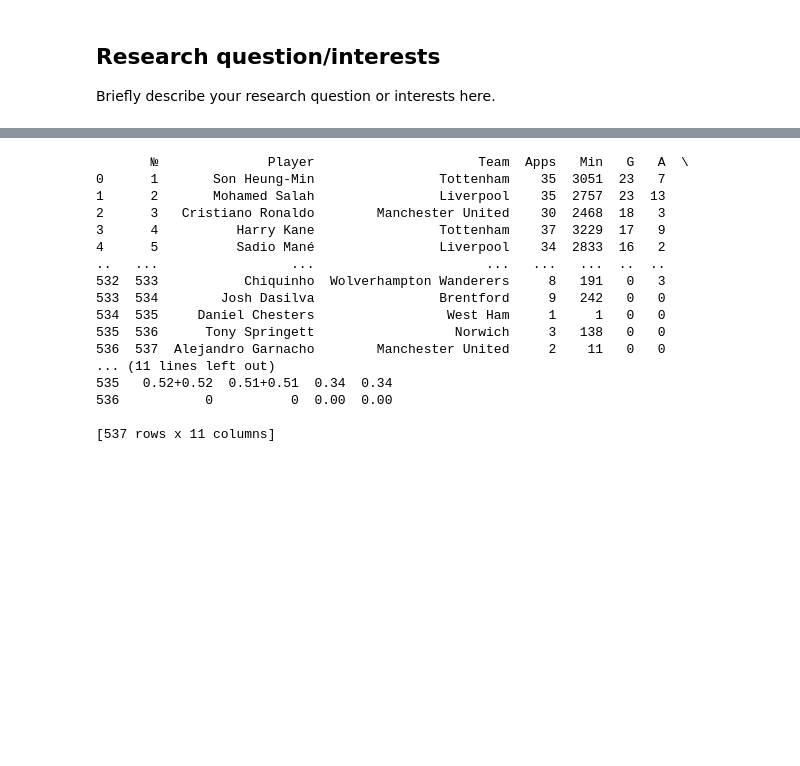
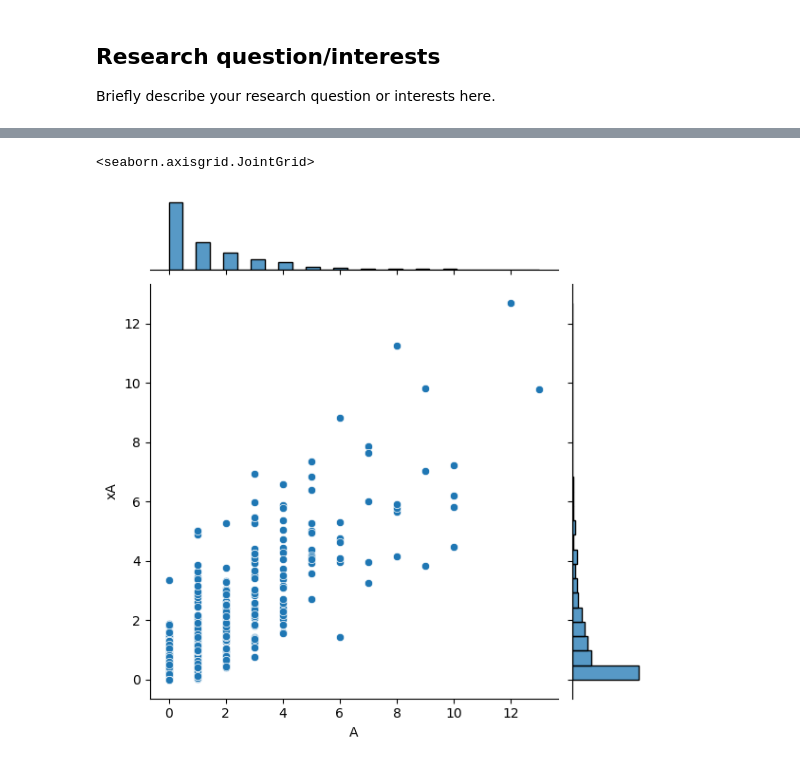
Before and after one commit to ubco-W2022T2-data301/group26, a Jupyter notebook: analysis/analysisImtiaz.ipynb, the cells around one changed output, grey strips where cells are left out. Saved outputs shown, nothing was run; the diff lists cells and outputs as text; code cells hidden in the pictures; blank space fills up the shorter version.

```diff
--- a/analysis/analysisImtiaz.ipynb
+++ b/analysis/analysisImtiaz.ipynb
@@ -13,5 +13,10 @@ Our goal is to find the correlation between G and xG, A and xA, and how xA90 con
 Each of us will be working with different sets of the data present, where my accountability would be for the relation between A and xA, how both of these sets of data correlate to each other.
 # %%
 import pandas as pd
-import csv
-df = pd.read_csv(r'C:\DATA301\group26\data\raw\Premier_League_players.csv')
+import seaborn as sns
+import matplotlib
+import matplotlib.pyplot as plt
+import numpy as np
+import math
+df = pd.read_csv('../data/processed/Premier_League_players.xlsx.csv')
+df.head()
@@ -18,20 +30,5 @@ df = pd.read_csv(r'C:\DATA301\group26\data\raw\Premier_League_players.csv')
-# %%
-print(df)
-# %% [output]
-       №              Player                     Team  Apps   Min   G   A  \
-0      1       Son Heung-Min                Tottenham    35  3051  23   7
-1      2       Mohamed Salah                Liverpool    35  2757  23  13
-2      3   Cristiano Ronaldo        Manchester United    30  2468  18   3
-3      4          Harry Kane                Tottenham    37  3229  17   9
-4      5          Sadio Mané                Liverpool    34  2833  16   2
-..   ...                 ...                      ...   ...   ...  ..  ..
-532  533           Chiquinho  Wolverhampton Wanderers     8   191   0   3
-533  534        Josh Dasilva                Brentford     9   242   0   0
-534  535     Daniel Chesters                 West Ham     1     1   0   0
-535  536      Tony Springett                  Norwich     3   138   0   0
-536  537  Alejandro Garnacho        Manchester United     2    11   0   0
-... (11 lines left out)
-535   0.52+0.52  0.51+0.51  0.34  0.34
-536           0          0  0.00  0.00
-
-[537 rows x 11 columns]
+# %%
+sns.jointplot(x='A',y='xA', data=df)
+# %% [output]
+<seaborn.axisgrid.JointGrid>
+[figure, added]
```
Also changed, not shown: parts of 37 cells of this notebook, 4 other files.
